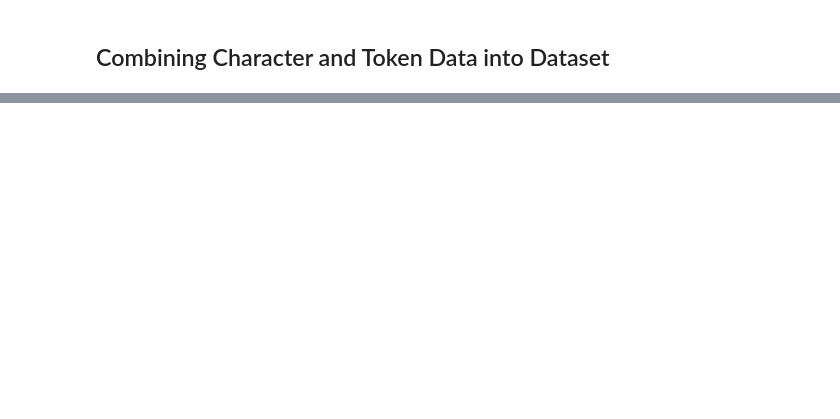
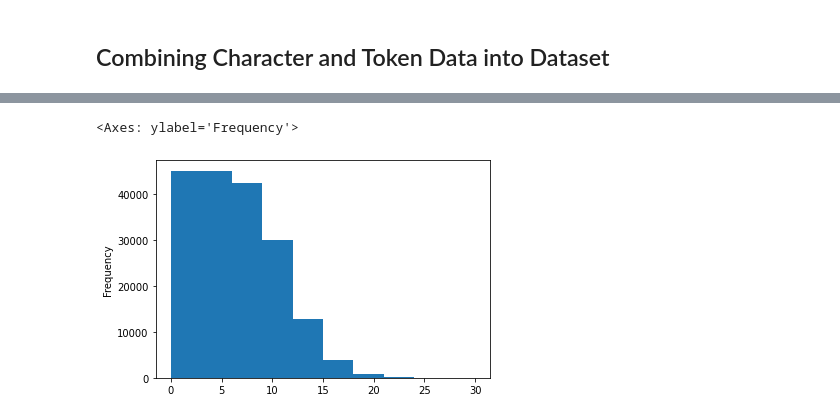
Before and after one commit to ShyamSundhar1411/My-ML-Notebooks, a Jupyter notebook: Milestone Projects/Milestone_Project_2_SkimLit.ipynb, the cells around one changed output, grey strips where cells are left out. Saved outputs shown, nothing was run; the diff lists cells and outputs as text; code cells hidden in the pictures; blank space fills up the shorter version.

```diff
--- a/Milestone Projects/Milestone_Project_2_SkimLit.ipynb
+++ b/Milestone Projects/Milestone_Project_2_SkimLit.ipynb
@@ -713,0 +703,5 @@ model_4_results
+# %%
+train_df.line_number.plot.hist()
+# %% [output]
+<Axes: ylabel='Frequency'>
+[figure, added]
```
Also changed, not shown: parts of 57 cells of this notebook.
